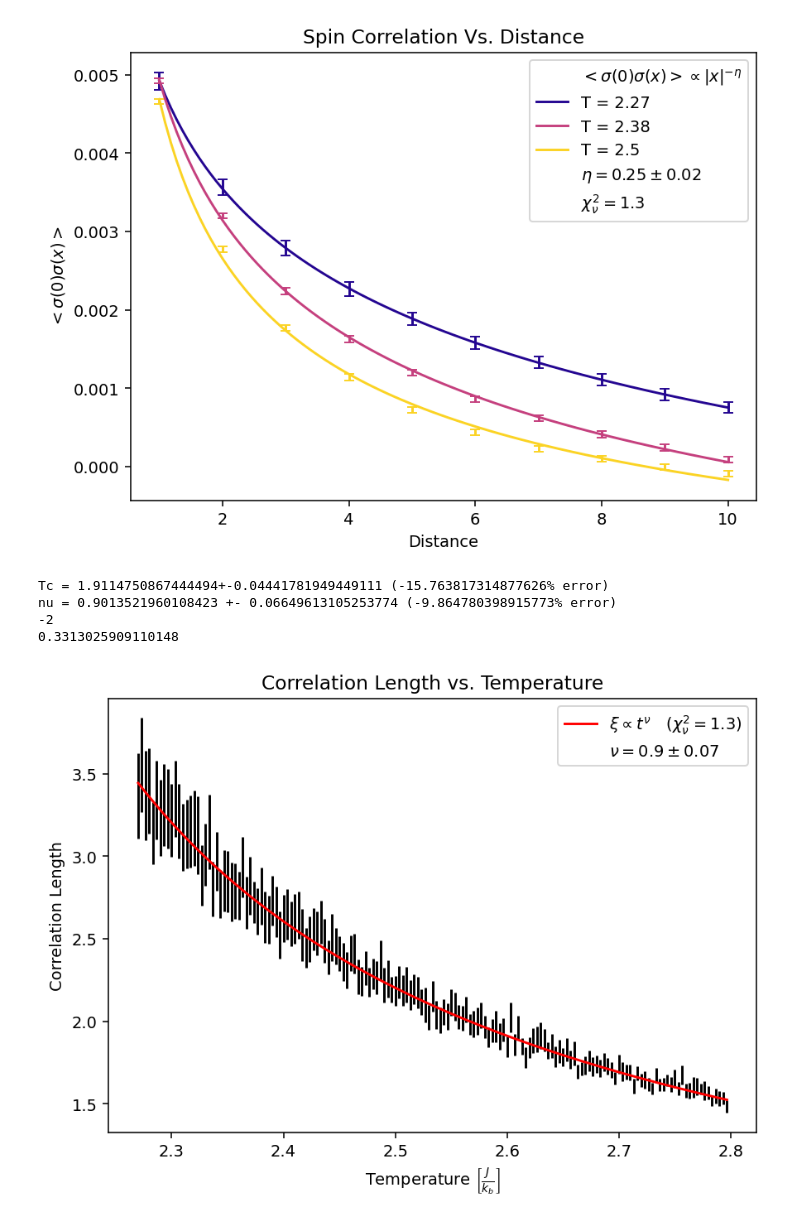
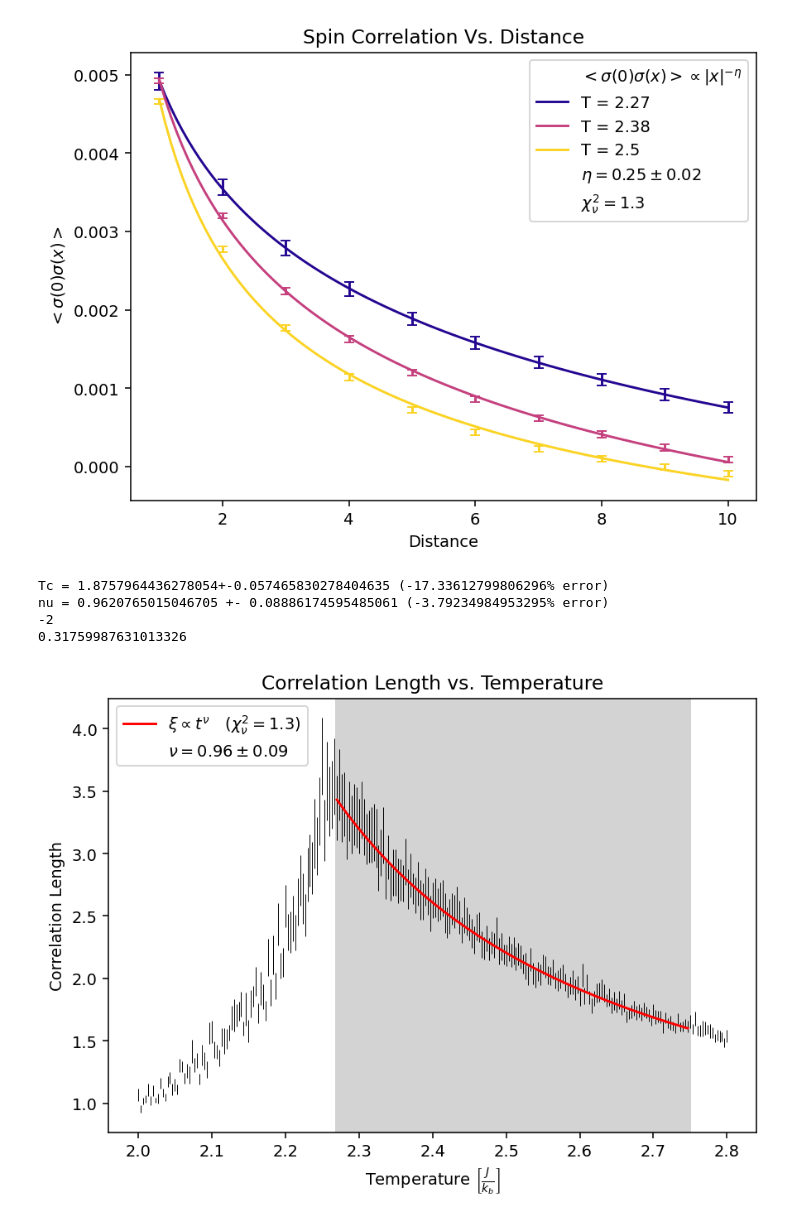
Before and after one commit to gfitez/ising, a Jupyter notebook: analyze2.ipynb, the cells around one changed output. Cells and saved outputs as stored; diff of their text form; code cells hidden in the pictures.

```diff
--- a/analyze2.ipynb
+++ b/analyze2.ipynb
@@ -316,8 +322,11 @@ def correlationFalloff(d,xi,c,a):
     return a*np.exp(-d/xi)+c
 
 tMin=trueTc
-tMax=2.8#2.8
+tMax=2.75#2.8
 nMax=10
+#plt.axvline(tMin, ls=":")
+#plt.axvline(tMax-0.003,ls=":")
+plt.axvspan(tMin,tMax, color="lightgray")
 
 xis=[]
 xiErrs=[]
@@ -343,44 +352,66 @@ for i in range(len(SCRows)):
         plt.plot(xVals, correlationFalloff(xVals, *popt), color=colors.colors[i])
         plt.errorbar(xVals, correlations, yerr=errs, color=colors.colors[i], ls="none", capsize=3)
 
-plt.errorbar(SCRows["Temp"],xis,yerr=xiErrs, ls="none", color="k")
+
+allXis=[]
+allXiErrs=[]
+for i in range(len(SCMean)):
+
+    temp=SCMean["Temp"].values[i]
+
+    correlations=SCMean.iloc[i][1:nMax+1]
+    errs=SCErr.iloc[i][1:nMax+1]
+
+    xVals=np.arange(1,len(correlations)+1)
+
+    popt,pcov = curve_fit(correlationFalloff, xVals, correlations, maxfev=5000, sigma=errs)
+    allXis.append(popt[0])
+    allXiErrs.append(np.sqrt(pcov[0][0]))
+
+
+#plt.errorbar(SCRows["Temp"],xis,yerr=xiErrs, ls="none", color="k")
+showTMin=2
+showTMax=2.8
+iMin = np.where(EMMean["Temp"] > showTMin)[0][0]
+iMax = np.where(EMMean["Temp"] < showTMax)[0][-1]+2
+plt.errorbar(SCMean["Temp"][iMin:iMax],allXis[iMin:iMax],allXiErrs[iMin:iMax],ls="",color="k",lw=0.5)
 
 def correlationVTemp(t,Tc,nu,a):
     return a*abs((t-Tc)/Tc)**-nu
 popt,pcov = curve_fit(correlationVTemp, SCRows["Temp"], xis, maxfev=50000, sigma=xiErrs, p0=(2,1,1))
 
 
 rChiSq = calcRChiSq(xis, xiErrs, correlationVTemp(SCRows["Temp"],*popt), 3)
 
 plt.plot(SCRows["Temp"],correlationVTemp(SCRows["Temp"],*popt), color="red", label=f"$\\xi \propto t^{{\\nu}} \quad (\\chi_\\nu^2 = {round(np.mean(chiSqs),1)})$")
 
 
 print(f"Tc = {popt[0]}+-{np.sqrt(pcov[0][0])} ({(popt[0]-trueTc)/trueTc*100}% error)")
 print(f"nu = {popt[1]} +- {np.sqrt(pcov[1][1])} ({(popt[1]-1)/1*100}% error)")
 
 handles, labels = plt.gca().get_legend_handles_labels() # get existing handles and labels
 empty_patch = mpatches.Patch(color='none', label='') # create a patch with no color
 handles+=[empty_patch]*4  # add new patches and labels to list
 
 
 labels.append(f"$\\nu= {formatErr(popt[1],np.sqrt(pcov[1][1]), exponent=False)}$")
 
 print(calcRChiSq(xis,xiErrs,correlationVTemp(SCRows["Temp"],*popt),3))
 
 
 plt.legend(handles,labels)
 plt.xlabel("Temperature $\\left[\\frac{J}{k_b}\\right]$")
 plt.ylabel("Correlation Length")
 plt.title("Correlation Length vs. Temperature")
 plt.tight_layout()
 plt.savefig("nu.png")
 plt.show()
 # %% [output]
-Tc = 1.9114750867444494+-0.04441781949449111 (-15.763817314877626% error)
-nu = 0.9013521960108423 +- 0.06649613105253774 (-9.864780398915773% error)
+Tc = 1.8757964436278054+-0.057465830278404635 (-17.33612799806296% error)
+nu = 0.9620765015046705 +- 0.08886174595485061 (-3.79234984953295% error)
 -2
-0.3313025909110148
+0.31759987631013326
-[figure, old version]
+[figure, new version]
 # %%
 EMMean["chi"] = 1/EMMean["Temp"]*EMMean["M_std"]**2
 EMErr["chi"] = 2/EMMean["Temp"]*EMMean["M_std"]*EMErr["M_std"]
```
Also changed, not shown: parts of 7 cells of this notebook, 1 other file.
